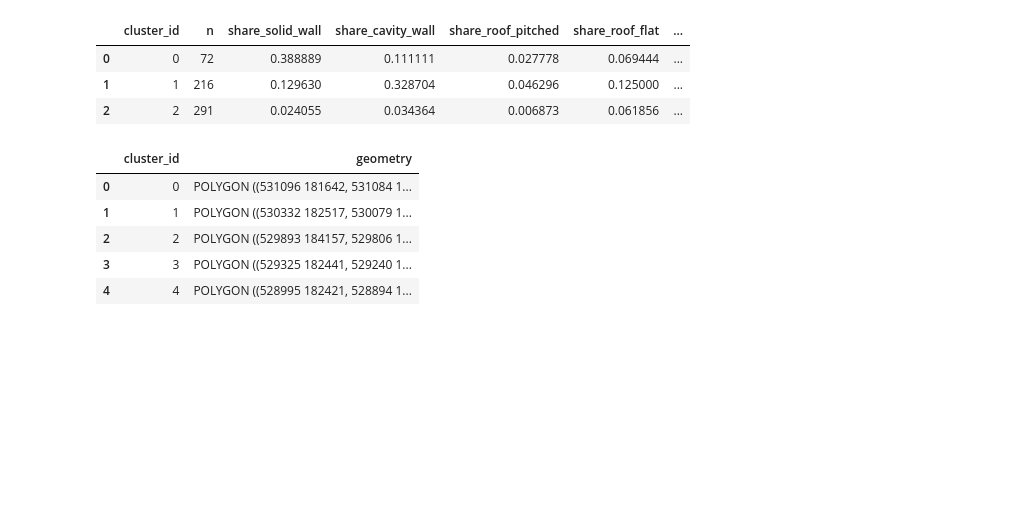
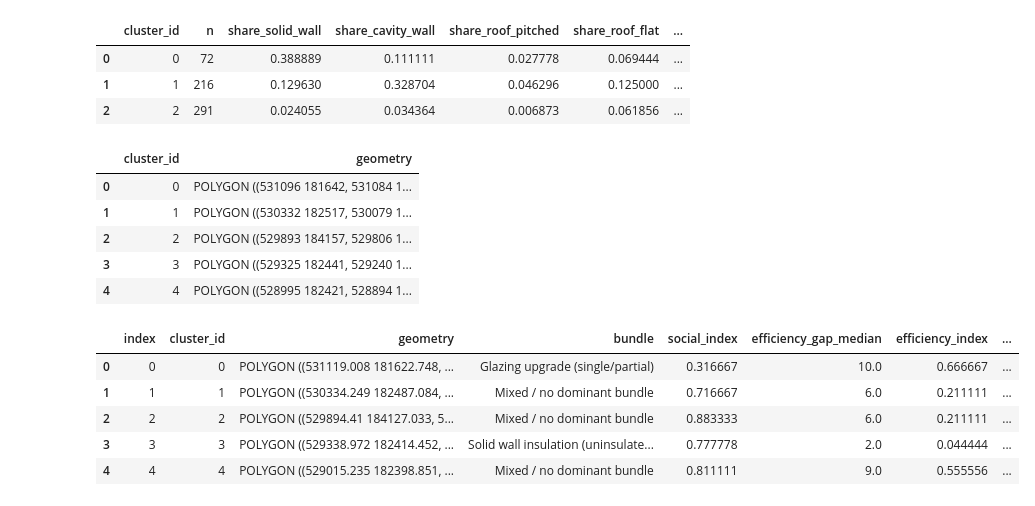
Before and after one commit to vslsoo/camden-retrofit-potential-mapping, a Jupyter notebook: notebooks/01_data_sources.ipynb, the cells around one changed output. Drawn from its saved outputs; the diff is of its cells as text; code cells hidden in the pictures; blank space fills up the shorter version.

```diff
--- a/notebooks/01_data_sources.ipynb
+++ b/notebooks/01_data_sources.ipynb
@@ -324,5 +332,30 @@ cluster_hulls_enriched['geometry'] = cluster_hulls_enriched.buffer(50).buffer(-5
 cluster_hulls_enriched = gpd.GeoDataFrame(cluster_hulls_enriched, geometry='geometry', crs=gdf0.crs)
 cluster_hulls_enriched.to_file('cluster_hulls_enriched.geojson', driver='GeoJSON')
+# %%
+n_by_cluster = (
+    lbsm_archetypes
+    .loc[lbsm_archetypes["cluster_id"] >= 0]
+    .groupby("cluster_id")["uprn"]
+    .nunique()
+    .reset_index(name="n_households")
+)
+
+cluster_hulls_enriched = cluster_hulls_enriched.merge(
+    n_by_cluster,
+    on="cluster_id",
+    how="left"
+)
+
+cluster_hulls_enriched["n_households"] = cluster_hulls_enriched["n_households"].fillna(0).astype(int)
+
+cluster_hulls_enriched.head()
+# %% [output]
+|  | index | cluster_id | geometry | bundle | social_index | efficiency_gap_median | efficiency_index | ... |
+| 0 | 0 | 0 | POLYGON ((531119.008 181622.748, ... | Glazing upgrade (single/partial) | 0.316667 | 10.0 | 0.666667 | ... |
+| 1 | 1 | 1 | POLYGON ((530334.249 182487.084, ... | Mixed / no dominant bundle | 0.716667 | 6.0 | 0.211111 | ... |
+| 2 | 2 | 2 | POLYGON ((529894.41 184127.033, 5... | Mixed / no dominant bundle | 0.883333 | 6.0 | 0.211111 | ... |
+| 3 | 3 | 3 | POLYGON ((529338.972 182414.452, ... | Solid wall insulation (uninsulate... | 0.777778 | 2.0 | 0.044444 | ... |
+| 4 | 4 | 4 | POLYGON ((529015.235 182398.851, ... | Mixed / no dominant bundle | 0.811111 | 9.0 | 0.555556 | ... |
 # %%
 def bundle_to_class(b):
     if pd.isna(b):
```
Also changed, not shown: parts of 6 cells of this notebook, 4 other files.
